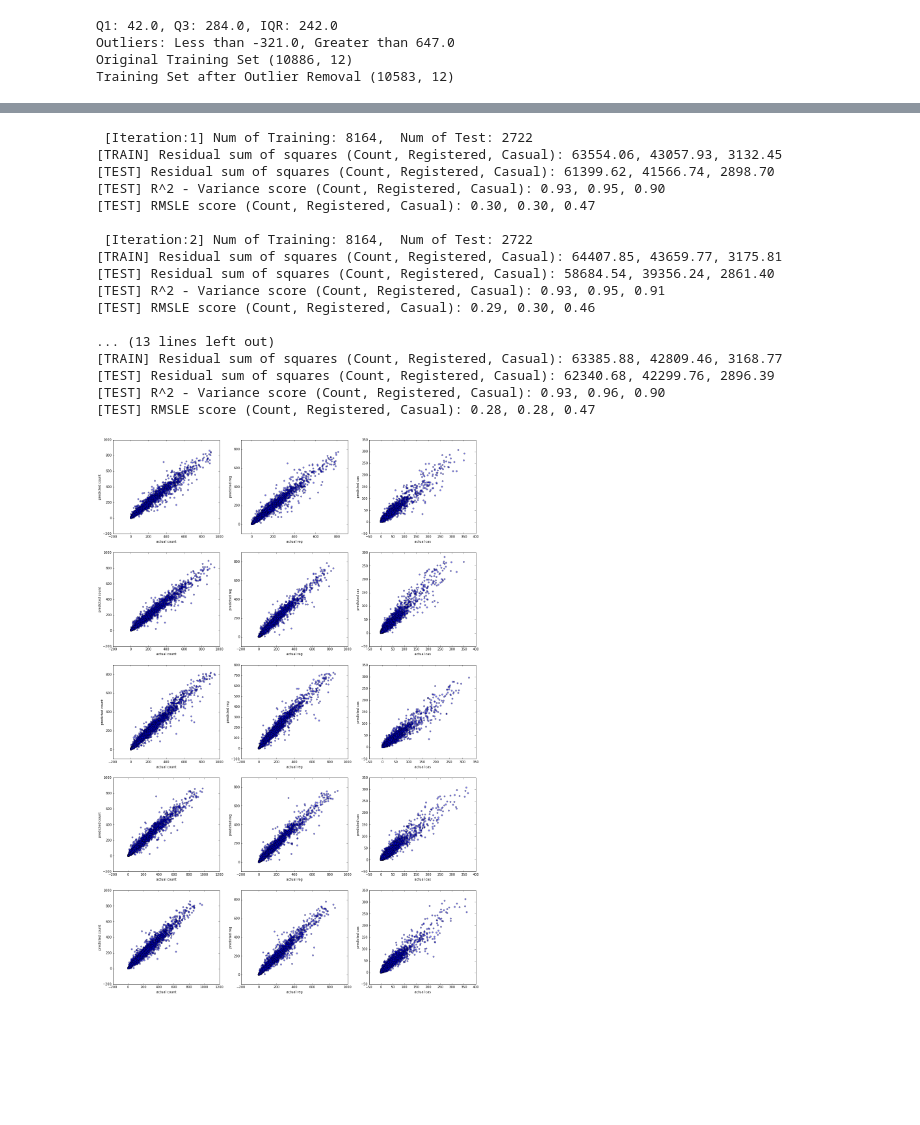
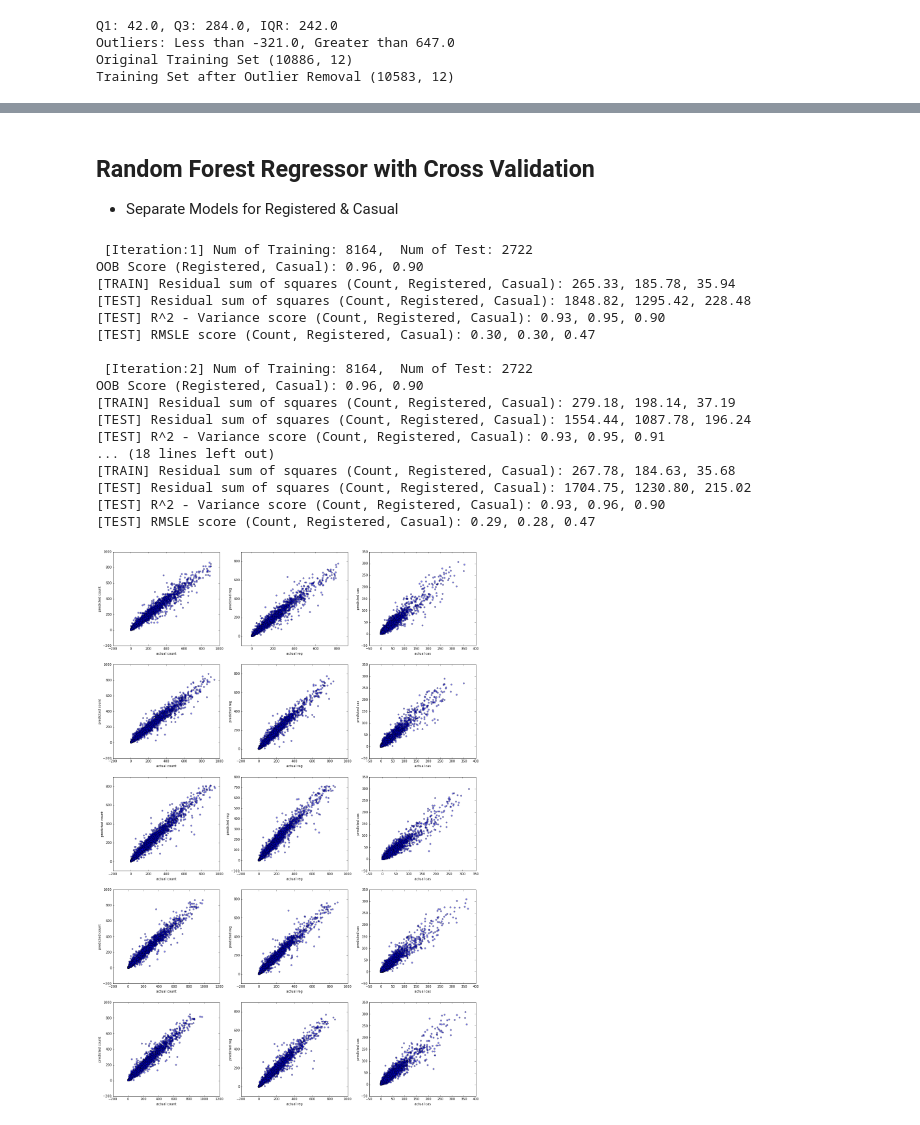
Before and after one commit to RajeshThallam/MIDS-W207-FINAL-PROJECT, a Jupyter notebook: bike-sharing-improvement-2.ipynb, the cells around one changed output, grey strips where cells are left out. Cells and saved outputs as stored; diff of their text form; code cells hidden in the pictures; blank space fills up the shorter version.

```diff
--- a/bike-sharing-improvement-2.ipynb
+++ b/bike-sharing-improvement-2.ipynb
@@ -128,10 +132,16 @@ def feature_extraction(df):
     dataframe['season4'] = dataframe['season'].map(lambda x: 1 if x == 4 else 0)
 
     # Temperature
-    dataframe['temp1'] = dataframe['temp'].map(lambda x: 1 if 0 <= x <= 12 else 0)
+    dataframe['temp1'] = dataframe['temp'].map(lambda x: 1 if x <= 12 else 0)
     dataframe['temp2'] = dataframe['temp'].map(lambda x: 1 if 13 <= x <= 25 else 0)
     dataframe['temp3'] = dataframe['temp'].map(lambda x: 1 if 26 <= x <= 33 else 0)
     dataframe['temp4'] = dataframe['temp'].map(lambda x: 1 if x >= 34  else 0)
+
+    # Humidity
+    dataframe['humidity1'] = dataframe['humidity'].map(lambda x: 1 if x <= 25 else 0)
+    dataframe['humidity2'] = dataframe['humidity'].map(lambda x: 1 if 26 <= x <= 50 else 0)
+    dataframe['humidity3'] = dataframe['humidity'].map(lambda x: 1 if 51 <= x <= 75 else 0)
+    dataframe['humidity4'] = dataframe['humidity'].map(lambda x: 1 if x >= 76  else 0)
 
     # Sunday (Registered: Least # of Bikes Rented on Sundays)
     dataframe['sunday'] = dataframe['day'].map(lambda x: 1 if x == 6 else 0)
@@ -186,7 +196,7 @@ def feature_selection(training, kaggle_test=KAGGLE_TEST):
                 'year_2011', 'year_2012', 'hour_16_19']
 
     features_r = ['season', 'workingday',
-                  'temp', 'atemp', 'humidity', 'windspeed',
+                  'temp', 'atemp', 'windspeed', 'humidity',
                   'weather1', 'weather2', 'weather3', 'weather4',
                   'temp1', 'temp2', 'temp3', 'temp4',
                 'month', 'hour', 'day', 'dayofyear',
@@ -194,7 +204,7 @@ def feature_selection(training, kaggle_test=KAGGLE_TEST):
                 'year', 'year_month', 'sunday', 'peakhours']
 
     features_c = ['season', 'holiday',
-                  'temp', 'atemp', 'humidity', 'windspeed',
+                  'temp', 'atemp', 'windspeed', 'humidity',
                   'weather1', 'weather2', 'weather3', 'weather4',
                   'temp1', 'temp2', 'temp3', 'temp4',
                 'hour_0_3', 'hour_4_7', 'hour_8_11', 'hour_12_15', 'hour_16_19', 'hour_20_23',
@@ -259,10 +269,14 @@ KAGGLE_TEST_FX_FS_C = KAGGLE_TEST_FX[features_c]
 Y_C = np.log(TRAIN_FX['casual'] + 1)
 X_C = TRAIN_FX_FS_C.values
 X1_C = KAGGLE_TEST_FX_FS_C.values
+# %% [markdown]
+## Random Forest Regressor with Cross Validation
+* Separate Models for Registered & Casual
 # %%
 #  Random Forrest with Cross Validation
-n_estimators = 250
+n_estimators = 200
 max_features = 9
+#sample_leaf_options = [1,5,10, 25, 50,100,200,500]
 n_iter = 5
 rows = n_iter
 cols = 3
@@ -270,13 +284,22 @@ cnt = 1
 fig = plt.figure(figsize=(20, 30), dpi=80)
 ax1 = fig.add_subplot(rows, cols, cnt)
 
-
 rf_reg = ensemble.RandomForestRegressor(n_estimators=n_estimators,
                                         max_features=max_features,
-                                        oob_score=True)
+                                        oob_score=True,
+                                        n_jobs=-1)
 rf_cas = ensemble.RandomForestRegressor(n_estimators=n_estimators,
                                         max_features=max_features,
-                                        oob_score=True)
+                                        oob_score=True,
+                                        n_jobs=-1)
+
+'''
+params = {'n_estimators': 100, 'max_depth': 4, 'min_samples_split': 1,
+          'learning_rate': 0.01, 'loss': 'ls'}
+rf_reg = ensemble.GradientBoostingRegressor(**params)
+rf_cas = ensemble.GradientBoostingRegressor(**params)
+'''
+
 ss = cross_validation.ShuffleSplit(X_R.shape[0], n_iter=n_iter, test_size=0.25, random_state=0)
 count = 1
 for train_index, test_index in ss:
@@ -316,16 +339,18 @@ for train_index, test_index in ss:
     ax3.scatter(inv_log(Y_C[test_index]), pred_cas, alpha=0.5)
     cnt += 1
 
+    print ("OOB Score (Registered, Casual): %.2f, %.2f" % (rf_reg.oob_score_, rf_cas.oob_score_))
+
     # The mean square error
-    ss_r = np.mean((np.rint(pred_reg_train) - Y_R[train_index]) ** 2)
-    ss_c = np.mean((np.rint(pred_cas_train) - Y_C[train_index]) ** 2)
-    ss = np.mean((np.rint(predictions_train) - Y_COUNT[train_index]) ** 2)
+    ss_r = np.mean((np.rint(pred_reg_train) - inv_log(Y_R[train_index])) ** 2)
+    ss_c = np.mean((np.rint(pred_cas_train) - inv_log(Y_C[train_index])) ** 2)
+    ss = np.mean((np.rint(predictions_train) - inv_log(Y_COUNT[train_index])) ** 2)
     print("[TRAIN] Residual sum of squares (Count, Registered, Casual): %.2f, %.2f, %.2f"
           % (ss, ss_r, ss_c))
 
-    ss_r = np.mean((np.rint(pred_reg) - Y_R[test_index]) ** 2)
-    ss_c = np.mean((np.rint(pred_cas) - Y_C[test_index]) ** 2)
-    ss = np.mean((np.rint(predictions) - Y_COUNT[test_index]) ** 2)
+    ss_r = np.mean((np.rint(pred_reg) - inv_log(Y_R[test_index])) ** 2)
+    ss_c = np.mean((np.rint(pred_cas) - inv_log(Y_C[test_index])) ** 2)
+    ss = np.mean((np.rint(predictions) - inv_log(Y_COUNT[test_index])) ** 2)
     print("[TEST] Residual sum of squares (Count, Registered, Casual): %.2f, %.2f, %.2f"
           % (ss, ss_r, ss_c))
 
@@ -341,44 +366,44 @@ for train_index, test_index in ss:
     pred_reg[pred_reg < 0] = 0
     pred_cas[pred_cas < 0] = 0
     rmsle_r = RMSLE_score(pred_reg, inv_log(Y_R[test_index]))
     rmsle_c = RMSLE_score(pred_cas, inv_log(Y_C[test_index]))
     rmsle = RMSLE_score(predictions, inv_log(Y_COUNT[test_index]))
     print "[TEST] RMSLE score (Count, Registered, Casual): %.2f, %.2f, %.2f" % (rmsle, rmsle_r, rmsle_c)
 
     # Analyse Differences
     df = TRAIN.loc[test_index].copy(deep=True)
     df['pred_cas'] = pred_cas
     df['pred_reg'] = pred_reg
     df['pred_count'] = predictions
     df['delta_cas'] = np.absolute(df['pred_cas'] - df['casual'])
     df['delta_reg'] = np.absolute(df['pred_reg'] - df['registered'])
     df['delta_count'] = np.absolute(df['pred_count'] - df['count'])
     df.sort(['delta_count'], ascending=False, inplace=True)
     #df.head(5)
 
     file = [os.getcwd(),'/submissions/','analyze_predictions_', str(count), '.xls']
     df.to_excel ("".join(file), sheet_name='Sheet1')
 
     count += 1
 # %% [output]
  [Iteration:1] Num of Training: 8164,  Num of Test: 2722
-[TRAIN] Residual sum of squares (Count, Registered, Casual): 63554.06, 43057.93, 3132.45
-[TEST] Residual sum of squares (Count, Registered, Casual): 61399.62, 41566.74, 2898.70
+OOB Score (Registered, Casual): 0.96, 0.90
+[TRAIN] Residual sum of squares (Count, Registered, Casual): 265.33, 185.78, 35.94
+[TEST] Residual sum of squares (Count, Registered, Casual): 1848.82, 1295.42, 228.48
 [TEST] R^2 - Variance score (Count, Registered, Casual): 0.93, 0.95, 0.90
 [TEST] RMSLE score (Count, Registered, Casual): 0.30, 0.30, 0.47
 
  [Iteration:2] Num of Training: 8164,  Num of Test: 2722
-[TRAIN] Residual sum of squares (Count, Registered, Casual): 64407.85, 43659.77, 3175.81
-[TEST] Residual sum of squares (Count, Registered, Casual): 58684.54, 39356.24, 2861.40
+OOB Score (Registered, Casual): 0.96, 0.90
+[TRAIN] Residual sum of squares (Count, Registered, Casual): 279.18, 198.14, 37.19
+[TEST] Residual sum of squares (Count, Registered, Casual): 1554.44, 1087.78, 196.24
 [TEST] R^2 - Variance score (Count, Registered, Casual): 0.93, 0.95, 0.91
-[TEST] RMSLE score (Count, Registered, Casual): 0.29, 0.30, 0.46
-
-... (13 lines left out)
-[TRAIN] Residual sum of squares (Count, Registered, Casual): 63385.88, 42809.46, 3168.77
-[TEST] Residual sum of squares (Count, Registered, Casual): 62340.68, 42299.76, 2896.39
+... (18 lines left out)
+[TRAIN] Residual sum of squares (Count, Registered, Casual): 267.78, 184.63, 35.68
+[TEST] Residual sum of squares (Count, Registered, Casual): 1704.75, 1230.80, 215.02
 [TEST] R^2 - Variance score (Count, Registered, Casual): 0.93, 0.96, 0.90
-[TEST] RMSLE score (Count, Registered, Casual): 0.28, 0.28, 0.47
+[TEST] RMSLE score (Count, Registered, Casual): 0.29, 0.28, 0.47
-[figure, old version]
+[figure, new version]
 # %%
 # Train the model using the entire data set (Used to generate Kaggle Submission Later)
 rf_reg.fit(X_R, Y_R)
```
Also changed, not shown: parts of 6 cells of this notebook.
